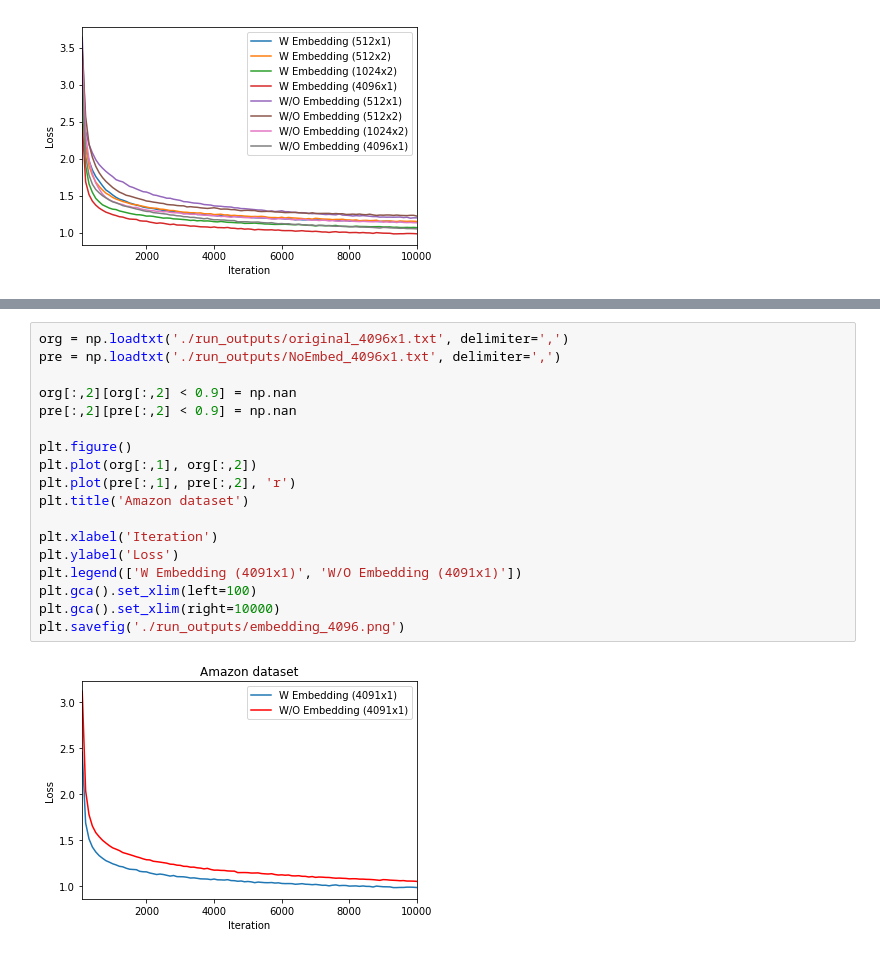
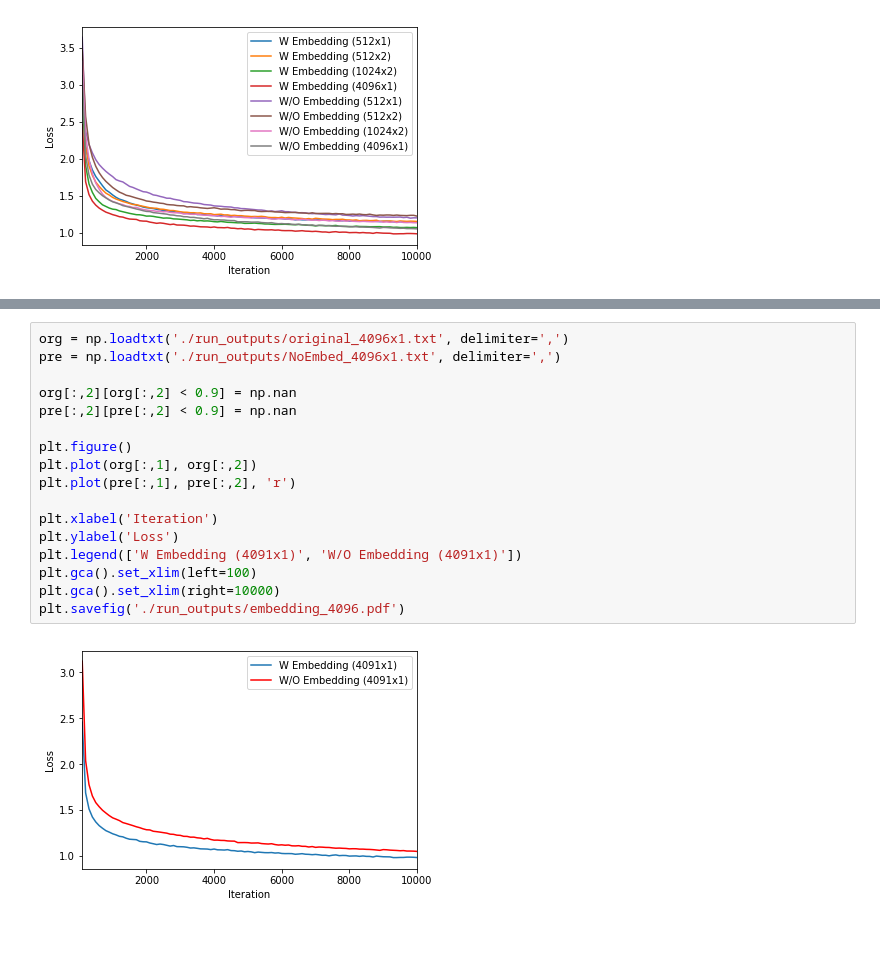
Before and after one commit to mkachuee/sentiment-discovery, a Jupyter notebook: Results.ipynb, the cells around one changed output, grey strips where cells are left out. Cells and saved outputs as stored; diff of their text form.

```diff
--- a/Results.ipynb
+++ b/Results.ipynb
@@ -126,23 +130,22 @@ plt.savefig('./run_outputs/embedding_512.png')
 # %%
 org = np.loadtxt('./run_outputs/original_4096x1.txt', delimiter=',')
 pre = np.loadtxt('./run_outputs/NoEmbed_4096x1.txt', delimiter=',')
 
 org[:,2][org[:,2] < 0.9] = np.nan
 pre[:,2][pre[:,2] < 0.9] = np.nan
 
 plt.figure()
 plt.plot(org[:,1], org[:,2])
 plt.plot(pre[:,1], pre[:,2], 'r')
-plt.title('Amazon dataset')
 
 plt.xlabel('Iteration')
 plt.ylabel('Loss')
 plt.legend(['W Embedding (4091x1)', 'W/O Embedding (4091x1)'])
 plt.gca().set_xlim(left=100)
 plt.gca().set_xlim(right=10000)
-plt.savefig('./run_outputs/embedding_4096.png')
+plt.savefig('./run_outputs/embedding_4096.pdf')
 # %% [output]
-[figure, old version]
+[figure, new version]
 # %%
 fname = './run_outputs/sentiment_sst_LR.csv'
 df = np.loadtxt(fname, delimiter=',', skiprows=1)
```
Also changed, not shown: parts of 6 cells of this notebook, 1 other file.
